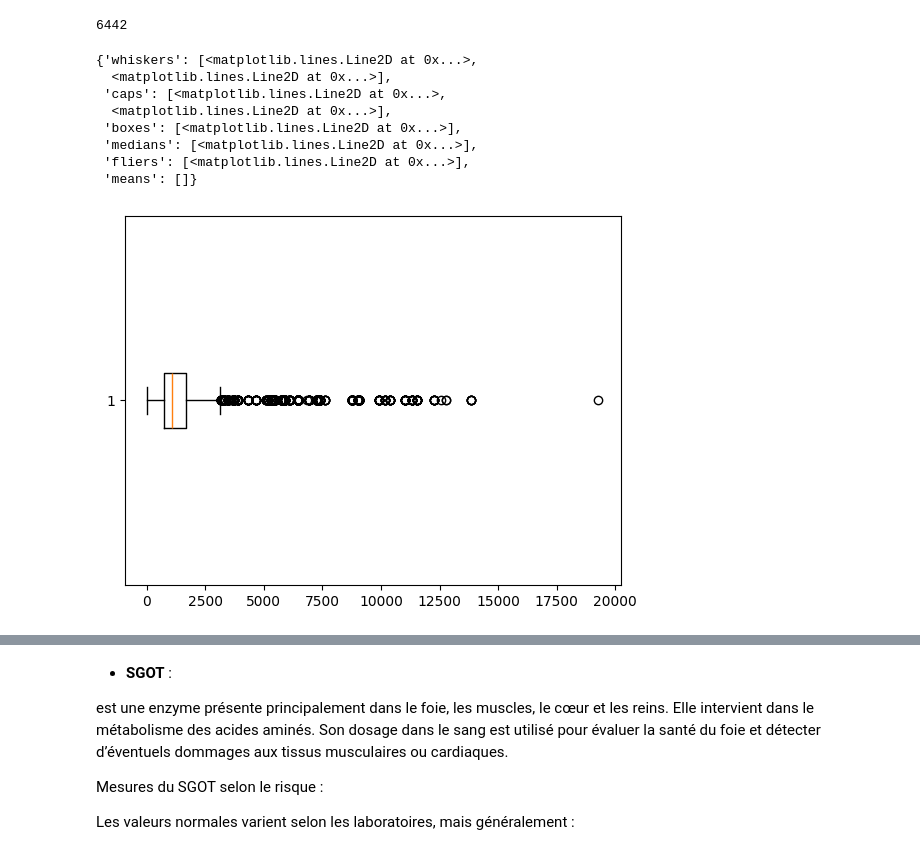
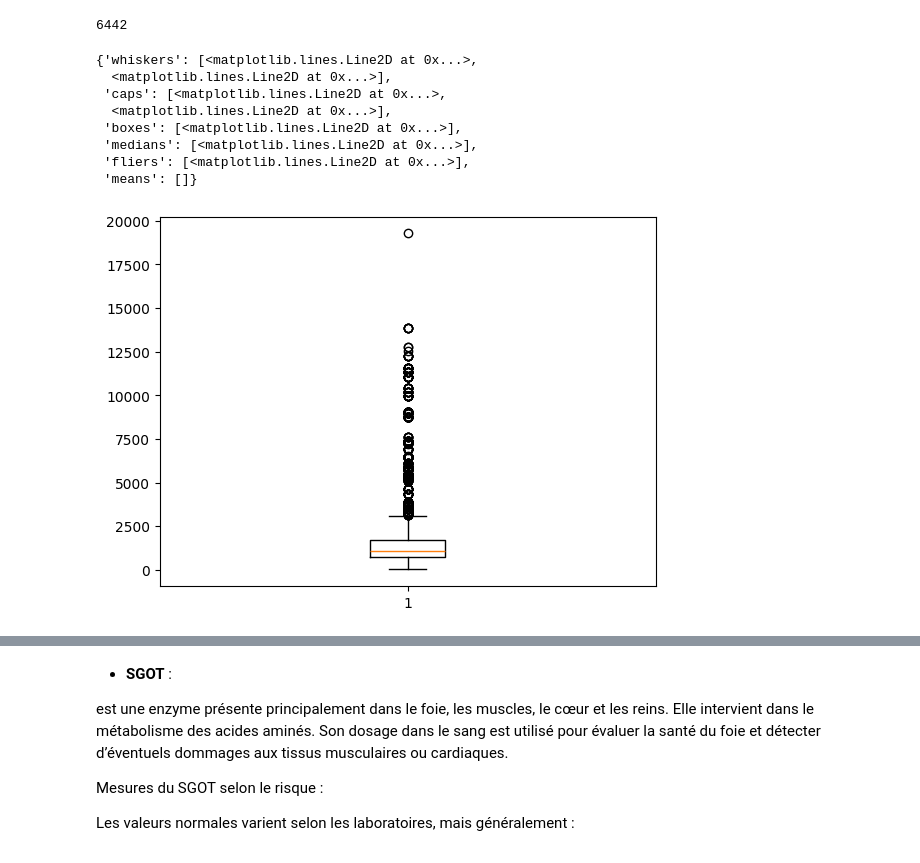
Before and after one commit to melaniedaddio/projet, a Jupyter notebook: EDA.ipynb, the cells around one changed output, grey strips where cells are left out. Cells and saved outputs as stored; diff of their text form; code cells hidden in the pictures.

```diff
--- a/EDA.ipynb
+++ b/EDA.ipynb
@@ -843,15 +860,15 @@ int(train_df['Alk_Phos'].isna().sum())
 # %% [output]
 6442
 # %%
-plt.boxplot(train_df['Alk_Phos'].dropna(),orientation='horizontal')
+plt.boxplot(train_df['Alk_Phos'].dropna())
 # %% [output]
 {'whiskers': [<matplotlib.lines.Line2D at 0x...>,
   <matplotlib.lines.Line2D at 0x...>],
  'caps': [<matplotlib.lines.Line2D at 0x...>,
   <matplotlib.lines.Line2D at 0x...>],
  'boxes': [<matplotlib.lines.Line2D at 0x...>],
  'medians': [<matplotlib.lines.Line2D at 0x...>],
  'fliers': [<matplotlib.lines.Line2D at 0x...>],
  'means': []}
-[figure, old version]
+[figure, new version]
 # %%
```
Also changed, not shown: parts of 30 cells of this notebook.
